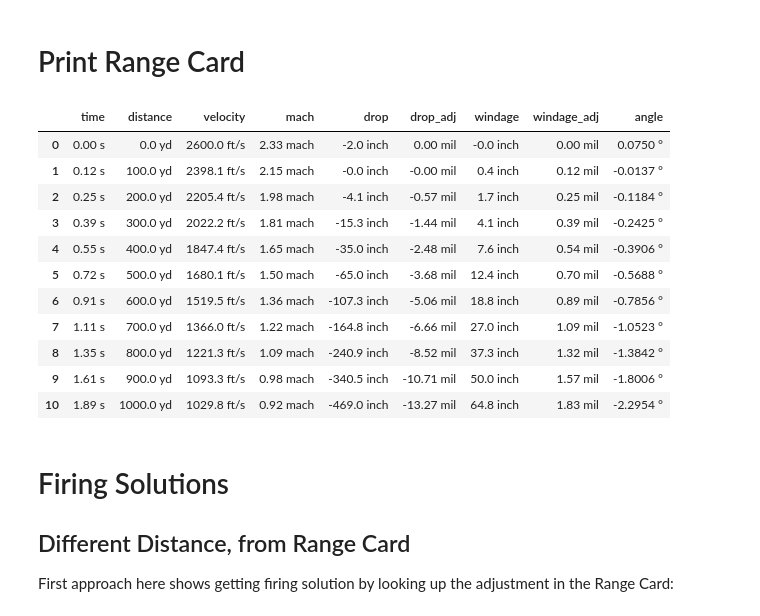
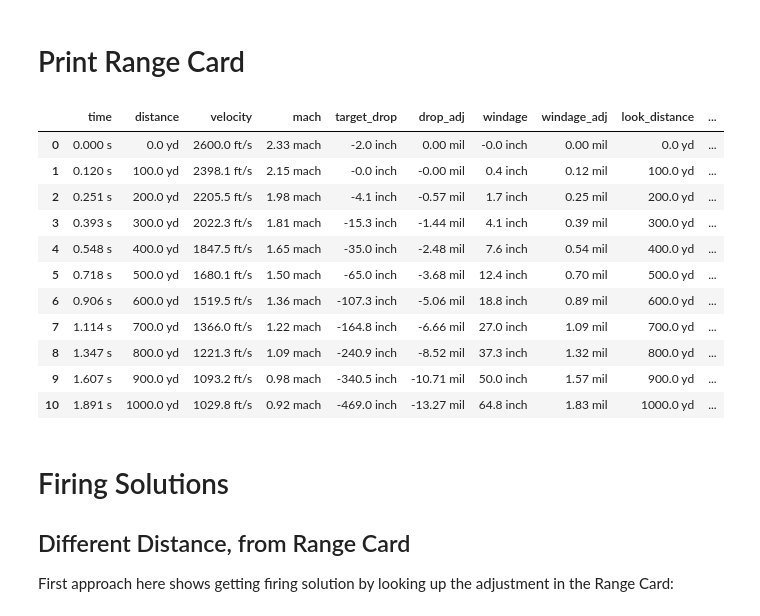
Before and after one commit to o-murphy/py-ballisticcalc, a Jupyter notebook: Example.ipynb, the cells around one changed output. Cells and saved outputs as stored; diff of their text form; code cells hidden in the pictures.

Commit message:
Reverted change to delta_time.  Added fields to TrajectoryData to facilitate understanding non-zero look-angle trajectories.

```diff
--- a/Example.ipynb
+++ b/Example.ipynb
@@ -60,23 +60,23 @@ Danger space at 300.0yd for 19.7inch tall target ranges from 217.1yd to 355.7yd
 # %%
 # Range card for this zero with 5mph cross-wind from left to right
 zero.winds = [Wind(Velocity.MPH(5), Angular.OClock(3))]
 range_card = calc.fire(zero, trajectory_range=1000)
 # for p in range_card: print(p.formatted())
 range_card.dataframe().to_clipboard()
-range_card.dataframe(True).drop(['energy', 'ogw', 'flag'], axis=1)
+range_card.dataframe(True).drop(['drop', 'energy', 'ogw', 'flag'], axis=1)
 # %% [output]
-|  | time | distance | velocity | mach | drop | drop_adj | windage | windage_adj | angle |
-| 0 | 0.00 s | 0.0 yd | 2600.0 ft/s | 2.33 mach | -2.0 inch | 0.00 mil | -0.0 inch | 0.00 mil | 0.0750 ° |
-| 1 | 0.12 s | 100.0 yd | 2398.1 ft/s | 2.15 mach | -0.0 inch | -0.00 mil | 0.4 inch | 0.12 mil | -0.0137 ° |
-| 2 | 0.25 s | 200.0 yd | 2205.4 ft/s | 1.98 mach | -4.1 inch | -0.57 mil | 1.7 inch | 0.25 mil | -0.1184 ° |
-| 3 | 0.39 s | 300.0 yd | 2022.2 ft/s | 1.81 mach | -15.3 inch | -1.44 mil | 4.1 inch | 0.39 mil | -0.2425 ° |
-| 4 | 0.55 s | 400.0 yd | 1847.4 ft/s | 1.65 mach | -35.0 inch | -2.48 mil | 7.6 inch | 0.54 mil | -0.3906 ° |
-| 5 | 0.72 s | 500.0 yd | 1680.1 ft/s | 1.50 mach | -65.0 inch | -3.68 mil | 12.4 inch | 0.70 mil | -0.5688 ° |
-| 6 | 0.91 s | 600.0 yd | 1519.5 ft/s | 1.36 mach | -107.3 inch | -5.06 mil | 18.8 inch | 0.89 mil | -0.7856 ° |
-| 7 | 1.11 s | 700.0 yd | 1366.0 ft/s | 1.22 mach | -164.8 inch | -6.66 mil | 27.0 inch | 1.09 mil | -1.0523 ° |
-| 8 | 1.35 s | 800.0 yd | 1221.3 ft/s | 1.09 mach | -240.9 inch | -8.52 mil | 37.3 inch | 1.32 mil | -1.3842 ° |
-| 9 | 1.61 s | 900.0 yd | 1093.3 ft/s | 0.98 mach | -340.5 inch | -10.71 mil | 50.0 inch | 1.57 mil | -1.8006 ° |
-| 10 | 1.89 s | 1000.0 yd | 1029.8 ft/s | 0.92 mach | -469.0 inch | -13.27 mil | 64.8 inch | 1.83 mil | -2.2954 ° |
+|  | time | distance | velocity | mach | target_drop | drop_adj | windage | windage_adj | look_distance | ... |
+| 0 | 0.000 s | 0.0 yd | 2600.0 ft/s | 2.33 mach | -2.0 inch | 0.00 mil | -0.0 inch | 0.00 mil | 0.0 yd | ... |
+| 1 | 0.120 s | 100.0 yd | 2398.1 ft/s | 2.15 mach | -0.0 inch | -0.00 mil | 0.4 inch | 0.12 mil | 100.0 yd | ... |
+| 2 | 0.251 s | 200.0 yd | 2205.5 ft/s | 1.98 mach | -4.1 inch | -0.57 mil | 1.7 inch | 0.25 mil | 200.0 yd | ... |
+| 3 | 0.393 s | 300.0 yd | 2022.3 ft/s | 1.81 mach | -15.3 inch | -1.44 mil | 4.1 inch | 0.39 mil | 300.0 yd | ... |
+| 4 | 0.548 s | 400.0 yd | 1847.5 ft/s | 1.65 mach | -35.0 inch | -2.48 mil | 7.6 inch | 0.54 mil | 400.0 yd | ... |
+| 5 | 0.718 s | 500.0 yd | 1680.1 ft/s | 1.50 mach | -65.0 inch | -3.68 mil | 12.4 inch | 0.70 mil | 500.0 yd | ... |
+| 6 | 0.906 s | 600.0 yd | 1519.5 ft/s | 1.36 mach | -107.3 inch | -5.06 mil | 18.8 inch | 0.89 mil | 600.0 yd | ... |
+| 7 | 1.114 s | 700.0 yd | 1366.0 ft/s | 1.22 mach | -164.8 inch | -6.66 mil | 27.0 inch | 1.09 mil | 700.0 yd | ... |
+| 8 | 1.347 s | 800.0 yd | 1221.3 ft/s | 1.09 mach | -240.9 inch | -8.52 mil | 37.3 inch | 1.32 mil | 800.0 yd | ... |
+| 9 | 1.607 s | 900.0 yd | 1093.2 ft/s | 0.98 mach | -340.5 inch | -10.71 mil | 50.0 inch | 1.57 mil | 900.0 yd | ... |
+| 10 | 1.891 s | 1000.0 yd | 1029.8 ft/s | 0.92 mach | -469.0 inch | -13.27 mil | 64.8 inch | 1.83 mil | 1000.0 yd | ... |
 # %% [markdown]
 # Firing Solutions
 
```
Also changed, not shown: parts of 2 cells of this notebook, 2 other files.
